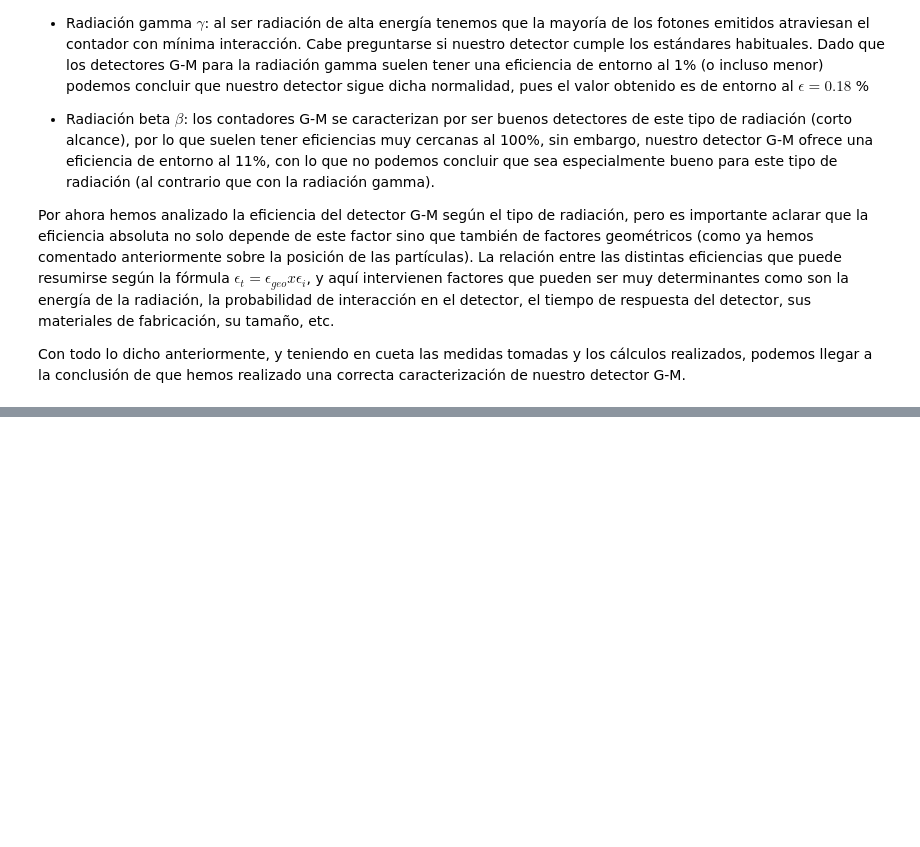
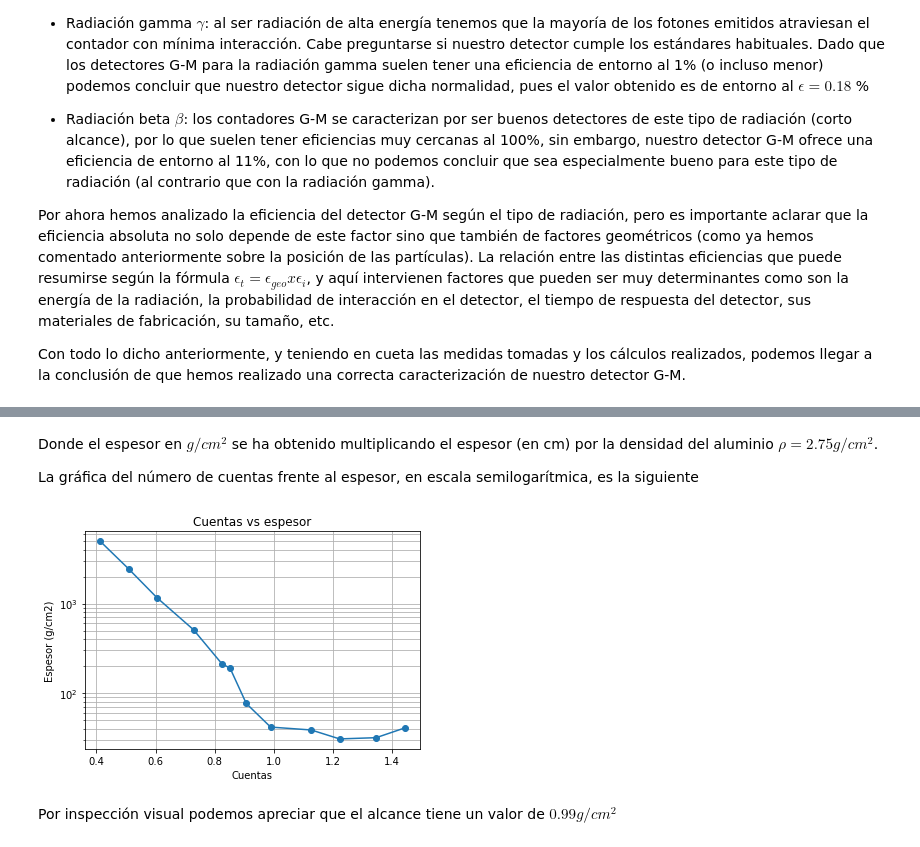
Before and after one commit to feliux/physics_projects, a Jupyter notebook: nuclear_physics/Nuclear.ipynb, the cells around one changed output, grey strips where cells are left out. Cells and saved outputs as stored; diff of their text form; code cells hidden in the pictures; blank space fills up the shorter version.

```diff
--- a/nuclear_physics/Nuclear.ipynb
+++ b/nuclear_physics/Nuclear.ipynb
@@ -231,0 +322,14 @@ Con todo lo dicho anteriormente, y teniendo en cueta las medidas tomadas y los c
+# %%
+# Datos absorcion de partículas
+
+# tiempo de acumulación: 90s
+t_p3 = 90
+# densidad aluminio: 2.75 g/cm3
+densidad_aluminio = 2.75
+# practica3_energias.csv con energias y alcances experimentales de las partículas beta
+# medidas: practica3_sr.csv donde columnas son el espesor (mm) y el número de cuentas
+data1_p3 = DATA_PATH + "practica3_sr.csv"
+df1_p3 = pd.read_csv(data1_p3)
+df1_p3["espesor (g/cm2)"] = densidad_aluminio * df1_p3["espesor (mm)"] / 10
+#df1_p1.style
+print(tabulate(df1_p3, headers="keys", tablefmt="presto"))
@@ -231,0 +351,24 @@ Con todo lo dicho anteriormente, y teniendo en cueta las medidas tomadas y los c
+# %% [markdown]
+Donde el espesor en $g/cm^2$ se ha obtenido multiplicando el espesor (en cm) por la densidad del aluminio $\rho = 2.75 g/cm^2$.
+
+La gráfica del número de cuentas frente al espesor, en escala semilogarítmica, es la siguiente
+# %%
+plt.figure(figsize=(6, 4))
+plt.plot(df1_p3["espesor (g/cm2)"], df1_p3["cuentas"], "-o")
+#plt.legend(loc="top_right")
+plt.title("Cuentas vs espesor")
+plt.yscale("log")
+plt.xlabel("Cuentas")
+plt.ylabel("Espesor (g/cm2)")
+plt.grid(True, which="both")
+plt.show()
+# %% [output]
+[figure, added]
+# %%
+alcance = df1_p3["espesor (g/cm2)"].iloc[-5]
+
+TEXT = f"Por inspección visual podemos apreciar que el alcance tiene un valor de ${alcance}g/cm^2$"
+
+md(TEXT)
+# %% [output]
+Por inspección visual podemos apreciar que el alcance tiene un valor de $0.99g/cm^2$
```
Also changed, not shown: parts of 19 cells of this notebook, 7 other files.
